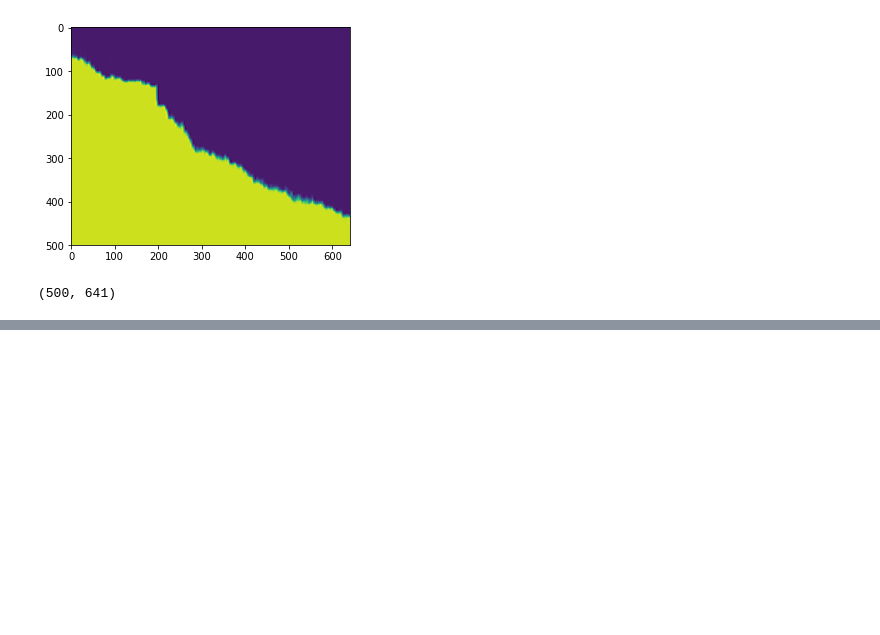
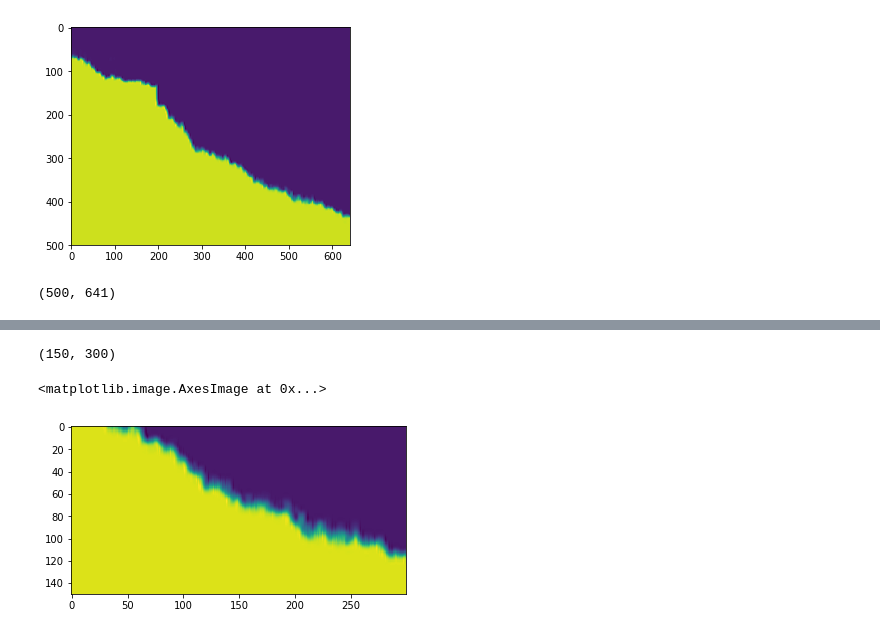
Before and after one commit to NingWang1990/Machine_learning_dynamics, a Jupyter notebook: Bayesian/NN_smoothing.ipynb, the cells around one changed output, grey strips where cells are left out. Cells and saved outputs as stored; diff of their text form; code cells hidden in the pictures; blank space fills up the shorter version.

```diff
--- a/Bayesian/NN_smoothing.ipynb
+++ b/Bayesian/NN_smoothing.ipynb
@@ -42,9 +41,9 @@ data['usol'].shape
 (500, 641)
 # %%
 # calculate derivatives and prepare data
-u = data['usol']
-t = np.squeeze(data['t'])
-x = np.squeeze(data['x'])
+u = data['usol'][300:450,300:600]
+t = np.squeeze(data['t'])[300:600]
+x = np.squeeze(data['x'])[300:450]
 # %%
 u.shape
 # %% [output]
@@ -93,0 +86,4 @@ It: 4740, Loss: 6.505e+02, Time: 1.94
+# %%
+u.shape
+# %% [output]
+(150, 300)
@@ -93,0 +95,5 @@ It: 4740, Loss: 6.505e+02, Time: 1.94
+# %%
+plt.imshow(u)
+# %% [output]
+<matplotlib.image.AxesImage at 0x...>
+[figure, added]
```
Also changed, not shown: parts of 15 cells of this notebook, 1 other file.
